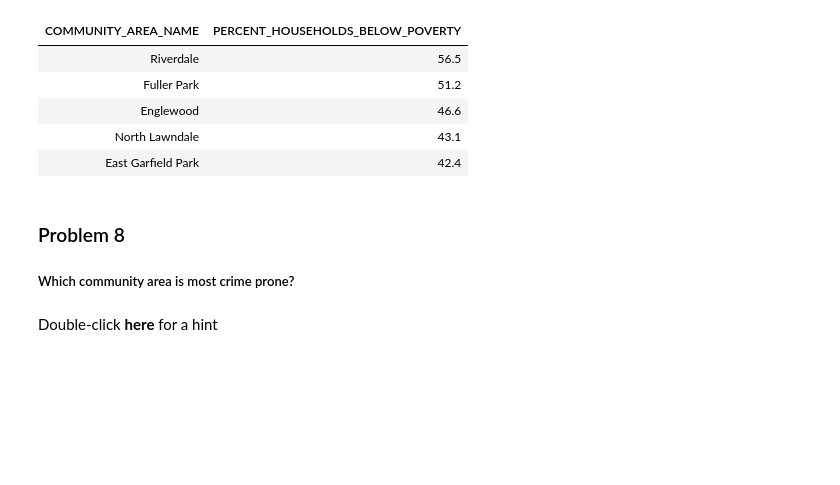
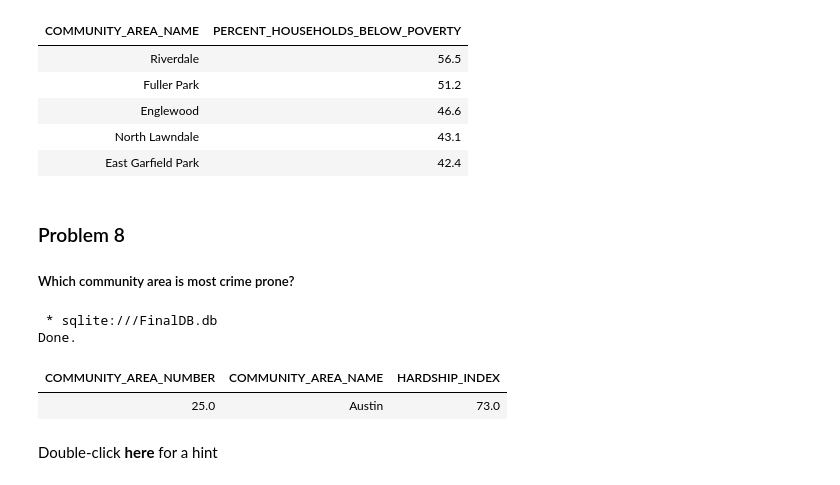
Before and after one commit to ArpitaSatsangi/Databases-and-SQL--Coursera, a Jupyter notebook: 27. Assignment: Notebook for Peer Assignment/DB0201EN-PeerAssign-v5_SQLite.ipynb, the cells around one changed output. Cells and saved outputs as stored; diff of their text form; code cells hidden in the pictures; blank space fills up the shorter version.

```diff
--- a/27. Assignment: Notebook for Peer Assignment/DB0201EN-PeerAssign-v5_SQLite.ipynb
+++ b/27. Assignment: Notebook for Peer Assignment/DB0201EN-PeerAssign-v5_SQLite.ipynb
@@ -291,3 +321,19 @@ Done.
+# %%
+%%sql
+
+select COMMUNITY_AREA_NUMBER, COMMUNITY_AREA_NAME, HARDSHIP_INDEX
+from CENSUS_DATA
+where COMMUNITY_AREA_NUMBER in
+( select COMMUNITY_AREA_NUMBER
+  from  CHICAGO_CRIME_DATA
+  GROUP BY COMMUNITY_AREA_NUMBER
+  ORDER BY count(*) DESC
+  LIMIT 1 )
+# %% [output]
+ * sqlite:///FinalDB.db
+Done.
+| COMMUNITY_AREA_NUMBER | COMMUNITY_AREA_NAME | HARDSHIP_INDEX |
+| 25.0 | Austin | 73.0 |
 # %% [markdown]
 Double-click **here** for a hint
 
```
Also changed, not shown: parts of 12 cells of this notebook.
